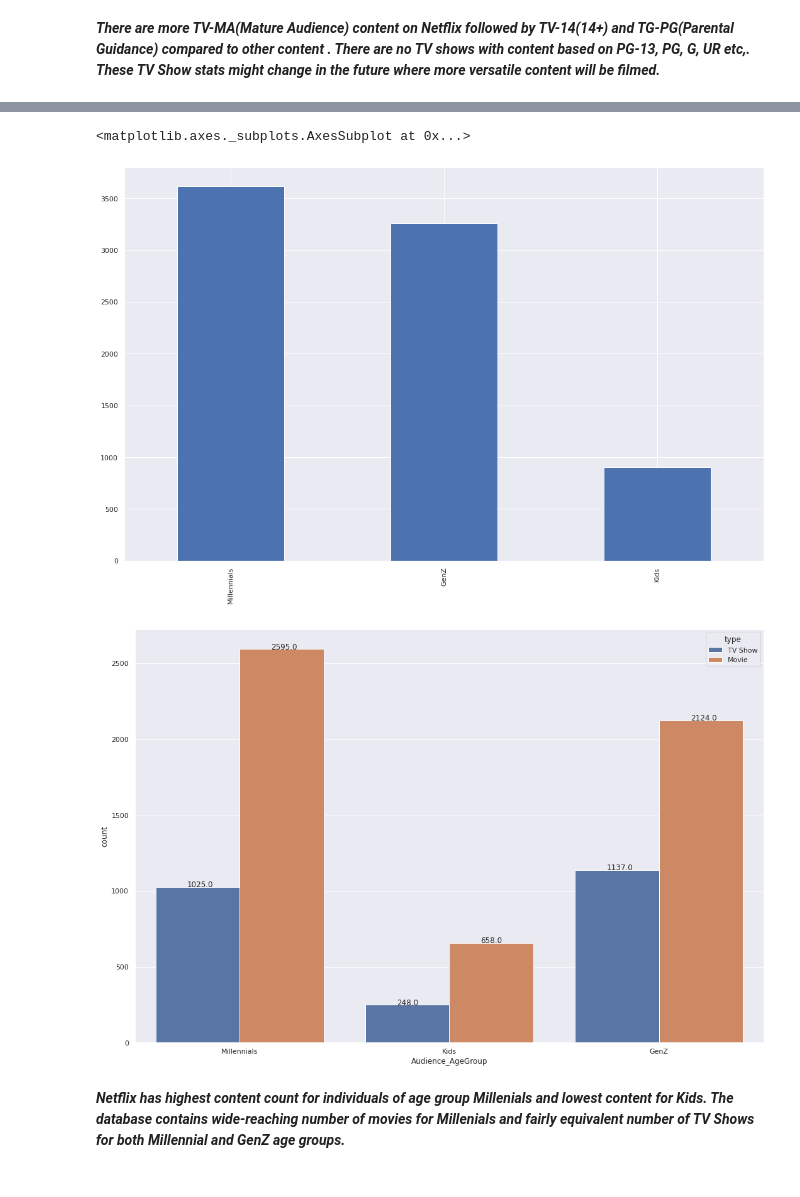
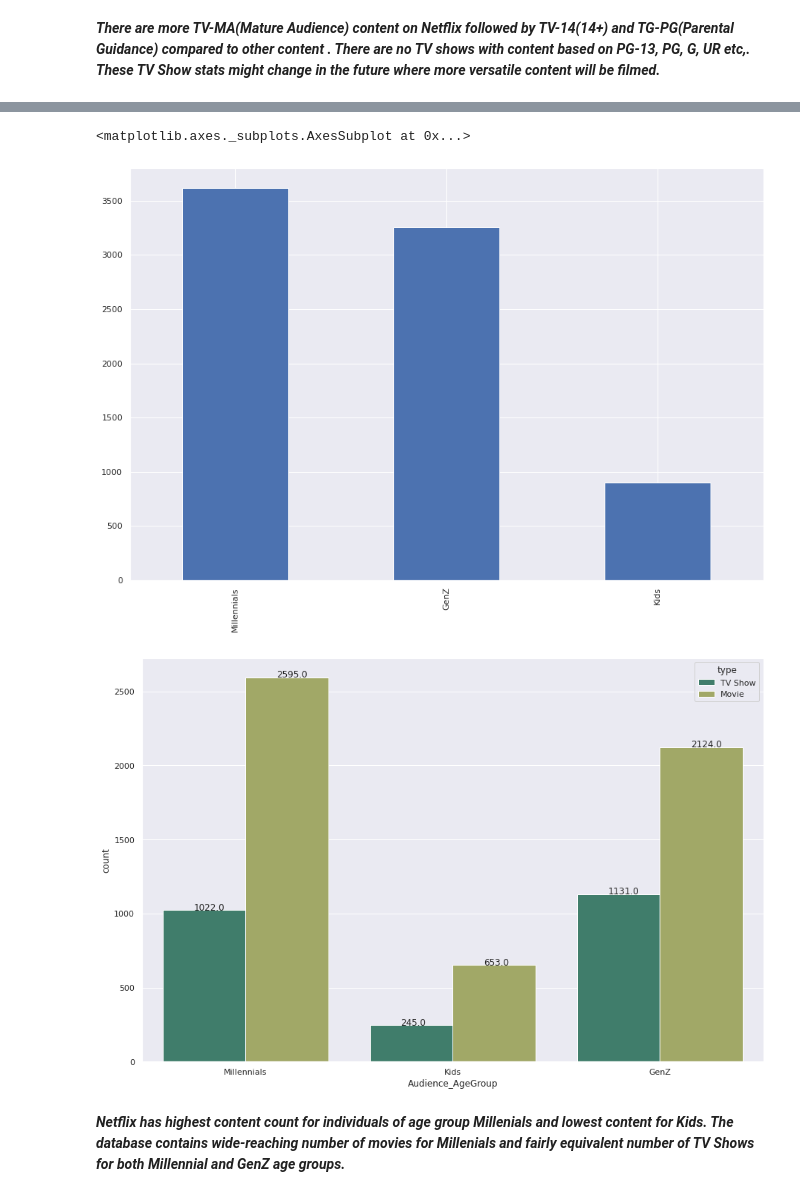
Before and after one commit to ZeeshanAhmed95/Capstone-NLP-NETFLIX-MOVIES-AND-TV-SHOWS-CLUSTERING, a Jupyter notebook: NETFLIX_MOVIES_AND_TV_SHOWS_CLUSTERING.ipynb, the cells around one changed output, grey strips where cells are left out. Cells and saved outputs as stored; diff of their text form; code cells hidden in the pictures.

```diff
--- a/NETFLIX_MOVIES_AND_TV_SHOWS_CLUSTERING.ipynb
+++ b/NETFLIX_MOVIES_AND_TV_SHOWS_CLUSTERING.ipynb
@@ -164,7 +164,7 @@ df['cast'].fillna(value='No cast',inplace=True)
 # %%
 df.dropna(subset=['date_added','rating'],inplace=True)
 # %%
-df.drop(columns = (['director']), inplace =  True)
+df['director'].fillna(value='No director',inplace=True)
 # %%
 df.head()
 # %% [output]
@@ -241,36 +241,17 @@ df.head()
-# %%
-#Assigning the Ratings into grouped categories
-ratings = {
-    'TV-PG': 'Older Kids',
-    'TV-MA': 'Adults',
-    'TV-Y7-FV': 'Older Kids',
-    'TV-Y7': 'Older Kids',
-    'TV-14': 'Teens',
-    'R': 'Adults',
-    'TV-Y': 'Kids',
-    'NR': 'Adults',
-    'PG-13': 'Teens',
-    'TV-G': 'Kids',
-    'PG': 'Older Kids',
-    'G': 'Kids',
-    'UR': 'Adults',
-    'NC-17': 'Adults'
-}
-df['target_ages'] = df['rating'].replace(ratings)
 # %%
 df['Audience_AgeGroup']  = df['rating'].apply(lambda x:'Millennials' if x in ['TV-MA','NR','R','UR','NC-17'] else 'GenZ' if x in ['TV-PG','TV-Y7-FV', 'TV-Y7', 'PG','TV-14','PG' ]  else 'Kids')
 # %%
 df['Audience_AgeGroup'].value_counts().plot(kind='bar')
 # %% [output]
 <matplotlib.axes._subplots.AxesSubplot at 0x...>
-[figure, old version]
+[figure, new version]
 # %%
 sns.set(rc={'figure.figsize':(15,10)})
-ax = sns.countplot(data = df, x = 'Audience_AgeGroup', hue = 'type',)
+ax = sns.countplot(data = df, x = 'Audience_AgeGroup', hue = 'type',palette = 'gist_earth')
 for p in ax.patches:
    ax.annotate('{:.1f}'.format(p.get_height()), (p.get_x()+0.15, p.get_height()+0.01))
 # %% [output]
-[figure, old version]
+[figure, new version]
 # %% [markdown]
 ***Netflix has highest content count for individuals of age group Millenials and lowest content for Kids. The database contains wide-reaching number of movies for Millenials and fairly equivalent number of TV Shows for both Millennial and GenZ age groups.***
 # %%
```
Also changed, not shown: parts of 36 cells of this notebook.
